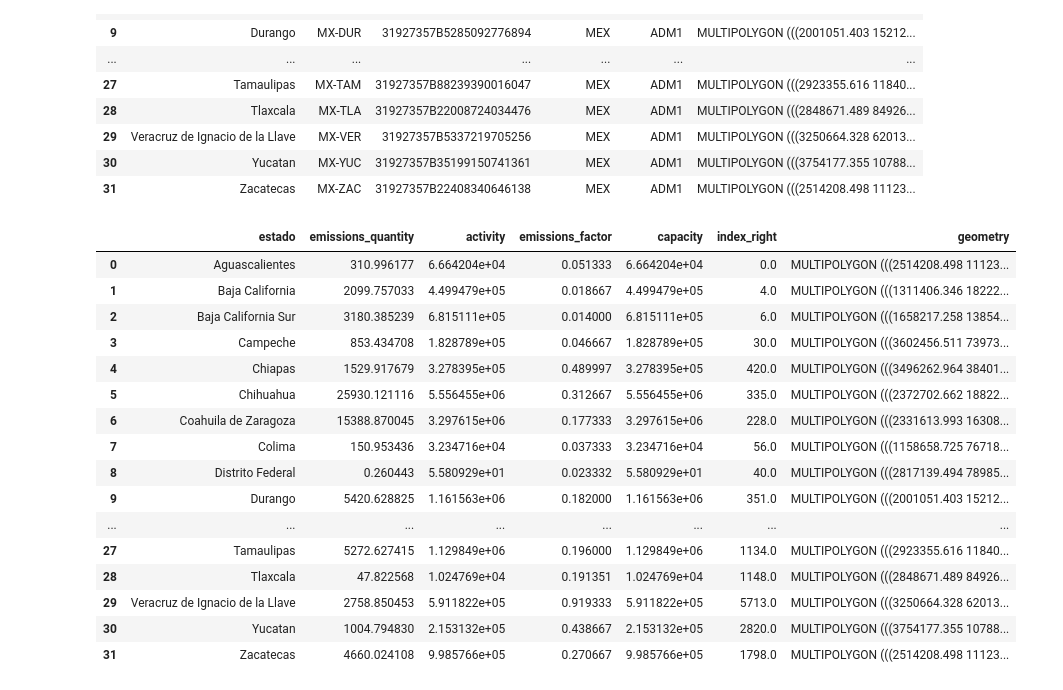
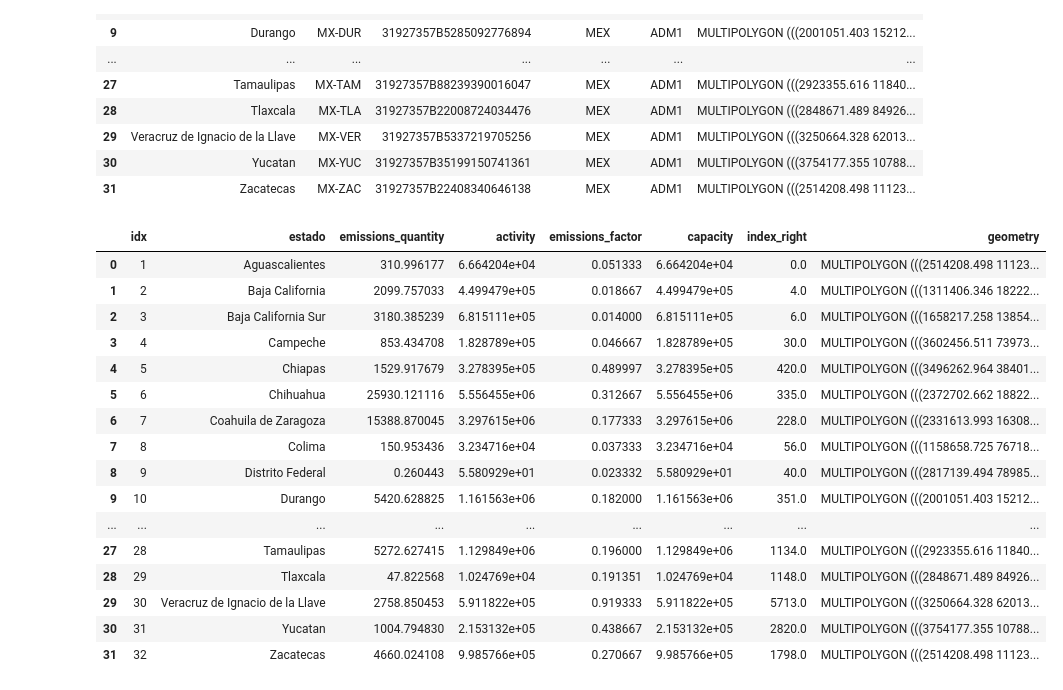
Before and after one commit to heritaco/Geospatial-Data-Analysis, a Jupyter notebook: 07-Interpolacion/llorar.ipynb, the cells around one changed output. Cells and saved outputs as stored; diff of their text form; code cells hidden in the pictures.

```diff
--- a/07-Interpolacion/llorar.ipynb
+++ b/07-Interpolacion/llorar.ipynb
@@ -161,8 +161,15 @@ municipios_con_estado_sum
 # make it geodataframe
 municipios_con_estado_sum = gpd.GeoDataFrame(municipios_con_estado_sum, geometry=estados.geometry)
 
+# agregar un indice numerico
+municipios_con_estado_sum["idx"] = range(1, len(municipios_con_estado_sum) + 1)
 
-municipios_con_estado_sum.to_file('3-enteric-fermentation-cattle-pasture-emissions-mexico-june-2024.gpkg', layer='municipios_con_estado_sum', driver='GPKG')
+# ponerlo al principio del dataframe
+municipios_con_estado_sum = municipios_con_estado_sum[['idx'] + [col for col in municipios_con_estado_sum.columns if col != 'idx']]
+
+
+
+municipios_con_estado_sum.to_file('EPSG4326-enteric-fermentation-cattle-pasture-emissions-mexico-june-2024.gpkg', layer='municipios_con_estado_sum', driver='GPKG')
 # %%
 municipios_con_estado_sum
 # %% [output]
@@ -228,24 +235,31 @@ estados
 # %%
 # make it geodataframe
 municipios_con_estado_sum = gpd.GeoDataFrame(municipios_con_estado_sum, geometry=estados.geometry)
 
-municipios_con_estado_sum.to_file('4-enteric-fermentation-cattle-pasture-emissions-mexico-june-2024.gpkg', layer='municipios_con_estado_sum', driver='GPKG')
+# agregar un indice numerico
+municipios_con_estado_sum["idx"] = range(1, len(municipios_con_estado_sum) + 1)
+
+# ponerlo al principio del dataframe
+municipios_con_estado_sum = municipios_con_estado_sum[['idx'] + [col for col in municipios_con_estado_sum.columns if col != 'idx']]
+
+
+municipios_con_estado_sum.to_file('EPSG6372-enteric-fermentation-cattle-pasture-emissions-mexico-june-2024.gpkg', layer='municipios_con_estado_sum', driver='GPKG')
 municipios_con_estado_sum
 # %% [output]
-|  | estado | emissions_quantity | activity | emissions_factor | capacity | index_right | geometry |
-| 0 | Aguascalientes | 310.996177 | 6.664204e+04 | 0.051333 | 6.664204e+04 | 0.0 | MULTIPOLYGON (((2514208.498 11123... |
-| 1 | Baja California | 2099.757033 | 4.499479e+05 | 0.018667 | 4.499479e+05 | 4.0 | MULTIPOLYGON (((1311406.346 18222... |
-| 2 | Baja California Sur | 3180.385239 | 6.815111e+05 | 0.014000 | 6.815111e+05 | 6.0 | MULTIPOLYGON (((1658217.258 13854... |
-| 3 | Campeche | 853.434708 | 1.828789e+05 | 0.046667 | 1.828789e+05 | 30.0 | MULTIPOLYGON (((3602456.511 73973... |
-| 4 | Chiapas | 1529.917679 | 3.278395e+05 | 0.489997 | 3.278395e+05 | 420.0 | MULTIPOLYGON (((3496262.964 38401... |
-| 5 | Chihuahua | 25930.121116 | 5.556455e+06 | 0.312667 | 5.556455e+06 | 335.0 | MULTIPOLYGON (((2372702.662 18822... |
-| 6 | Coahuila de Zaragoza | 15388.870045 | 3.297615e+06 | 0.177333 | 3.297615e+06 | 228.0 | MULTIPOLYGON (((2331613.993 16308... |
-| 7 | Colima | 150.953436 | 3.234716e+04 | 0.037333 | 3.234716e+04 | 56.0 | MULTIPOLYGON (((1158658.725 76718... |
-| 8 | Distrito Federal | 0.260443 | 5.580929e+01 | 0.023332 | 5.580929e+01 | 40.0 | MULTIPOLYGON (((2817139.494 78985... |
-| 9 | Durango | 5420.628825 | 1.161563e+06 | 0.182000 | 1.161563e+06 | 351.0 | MULTIPOLYGON (((2001051.403 15212... |
-| ... | ... | ... | ... | ... | ... | ... | ... |
-| 27 | Tamaulipas | 5272.627415 | 1.129849e+06 | 0.196000 | 1.129849e+06 | 1134.0 | MULTIPOLYGON (((2923355.616 11840... |
-| 28 | Tlaxcala | 47.822568 | 1.024769e+04 | 0.191351 | 1.024769e+04 | 1148.0 | MULTIPOLYGON (((2848671.489 84926... |
-| 29 | Veracruz de Ignacio de la Llave | 2758.850453 | 5.911822e+05 | 0.919333 | 5.911822e+05 | 5713.0 | MULTIPOLYGON (((3250664.328 62013... |
-| 30 | Yucatan | 1004.794830 | 2.153132e+05 | 0.438667 | 2.153132e+05 | 2820.0 | MULTIPOLYGON (((3754177.355 10788... |
-| 31 | Zacatecas | 4660.024108 | 9.985766e+05 | 0.270667 | 9.985766e+05 | 1798.0 | MULTIPOLYGON (((2514208.498 11123... |
+|  | idx | estado | emissions_quantity | activity | emissions_factor | capacity | index_right | geometry |
+| 0 | 1 | Aguascalientes | 310.996177 | 6.664204e+04 | 0.051333 | 6.664204e+04 | 0.0 | MULTIPOLYGON (((2514208.498 11123... |
+| 1 | 2 | Baja California | 2099.757033 | 4.499479e+05 | 0.018667 | 4.499479e+05 | 4.0 | MULTIPOLYGON (((1311406.346 18222... |
+| 2 | 3 | Baja California Sur | 3180.385239 | 6.815111e+05 | 0.014000 | 6.815111e+05 | 6.0 | MULTIPOLYGON (((1658217.258 13854... |
+| 3 | 4 | Campeche | 853.434708 | 1.828789e+05 | 0.046667 | 1.828789e+05 | 30.0 | MULTIPOLYGON (((3602456.511 73973... |
+| 4 | 5 | Chiapas | 1529.917679 | 3.278395e+05 | 0.489997 | 3.278395e+05 | 420.0 | MULTIPOLYGON (((3496262.964 38401... |
+| 5 | 6 | Chihuahua | 25930.121116 | 5.556455e+06 | 0.312667 | 5.556455e+06 | 335.0 | MULTIPOLYGON (((2372702.662 18822... |
+| 6 | 7 | Coahuila de Zaragoza | 15388.870045 | 3.297615e+06 | 0.177333 | 3.297615e+06 | 228.0 | MULTIPOLYGON (((2331613.993 16308... |
+| 7 | 8 | Colima | 150.953436 | 3.234716e+04 | 0.037333 | 3.234716e+04 | 56.0 | MULTIPOLYGON (((1158658.725 76718... |
+| 8 | 9 | Distrito Federal | 0.260443 | 5.580929e+01 | 0.023332 | 5.580929e+01 | 40.0 | MULTIPOLYGON (((2817139.494 78985... |
+| 9 | 10 | Durango | 5420.628825 | 1.161563e+06 | 0.182000 | 1.161563e+06 | 351.0 | MULTIPOLYGON (((2001051.403 15212... |
+| ... | ... | ... | ... | ... | ... | ... | ... | ... |
+| 27 | 28 | Tamaulipas | 5272.627415 | 1.129849e+06 | 0.196000 | 1.129849e+06 | 1134.0 | MULTIPOLYGON (((2923355.616 11840... |
+| 28 | 29 | Tlaxcala | 47.822568 | 1.024769e+04 | 0.191351 | 1.024769e+04 | 1148.0 | MULTIPOLYGON (((2848671.489 84926... |
+| 29 | 30 | Veracruz de Ignacio de la Llave | 2758.850453 | 5.911822e+05 | 0.919333 | 5.911822e+05 | 5713.0 | MULTIPOLYGON (((3250664.328 62013... |
+| 30 | 31 | Yucatan | 1004.794830 | 2.153132e+05 | 0.438667 | 2.153132e+05 | 2820.0 | MULTIPOLYGON (((3754177.355 10788... |
+| 31 | 32 | Zacatecas | 4660.024108 | 9.985766e+05 | 0.270667 | 9.985766e+05 | 1798.0 | MULTIPOLYGON (((2514208.498 11123... |
```
Also changed, not shown: parts of 1 cell of this notebook, 6 other files.
